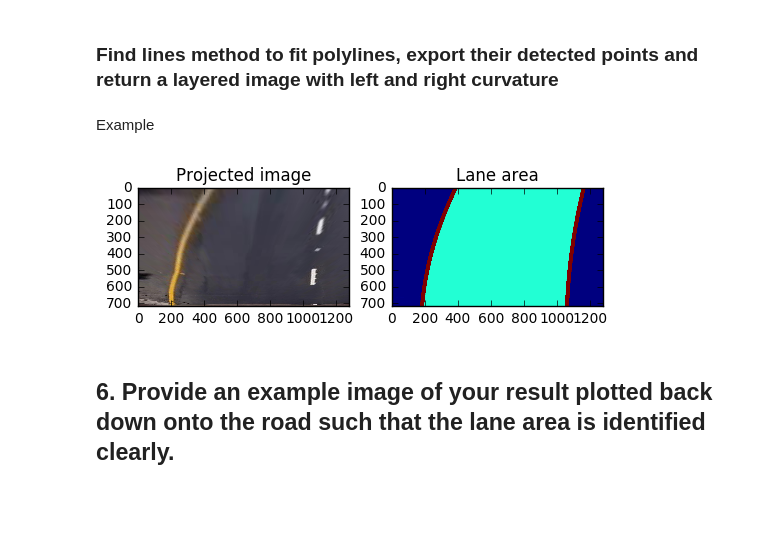
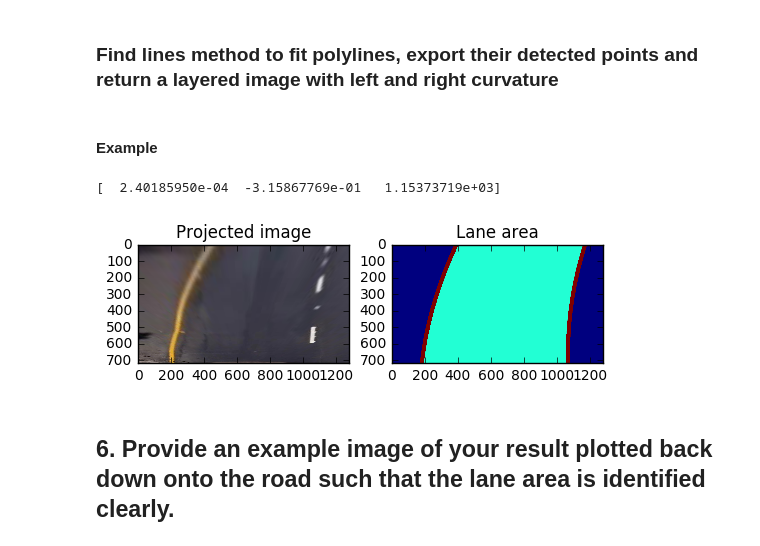
Before and after one commit to nmitsou/CarND-Advanced-Lane-Lines, a Jupyter notebook: calibrate.ipynb, the cells around one changed output. Drawn from its saved outputs; the diff is of its cells as text; code cells hidden in the pictures; blank space fills up the shorter version.

```diff
--- a/calibrate.ipynb
+++ b/calibrate.ipynb
@@ -326,14 +328,15 @@ Two helper methods used to measure the curvature of a lane and the distance from
 ym_per_pix = 30/720 # meters per pixel in y dimension
 xm_per_pix = 3.7/700 # meters per pixel in x dimension
 
-def calculate_curvature(fit) :
-    return ((ym_per_pix**2 + xm_per_pix**2*(2*fit[0]*720 + fit[1])**2)**1.5)/(2*xm_per_pix*ym_per_pix*fit[0])
+def calculate_curvature(line) :
+    return ((ym_per_pix**2 + xm_per_pix**2*(2*line[0]*720 + line[1])**2)**1.5)/(2*xm_per_pix*ym_per_pix*line[0])
 
-def calc_base_dist(self, fit) :
-    y = img_dim[1]
-    dist = -img_dim[0]/2
-    for i in range(self.poly_order+1) :
-        dist += fit[i]*y**(self.poly_order-i)
+def calculate_distance_to_lanes(left_lane, right_lane) :
+    return (calculate_distance_to_lane(left_lane) + calculate_distance_to_lane(right_lane)) / 2.0
+
+def calculate_distance_to_lane(line) :
+    y = 720
+    dist = line[0]*y*y + line[1]*y + line[2]
     return dist*xm_per_pix
 # %% [markdown]
 ## 4. Describe how (and identify where in your code) you identified lane-line pixels and fit their positions with a polynomial?
@@ -409,3 +425,7 @@ def find_lane_points(image):
 # %% [markdown]
 
 ### Example of detected lane points
+# %%
+thresholded_image = threshold_image(projected_image)
+
+left_lanes_x, left_lanes_y, right_lanes_x, right_lanes_y = find_lane_points(thresholded_image, True)
@@ -412,11 +434,7 @@ def find_lane_points(image):
 # %%
-thresholded_image = threshold_image(projected_image)
-
-left_lanes_x, left_lanes_y, right_lanes_x, right_lanes_y = find_lane_points(thresholded_image)
 plt.plot(right_lanes_x, right_lanes_y, 'og')
 plt.plot(left_lanes_x, left_lanes_y, 'oy')
 
-
 plt.imshow(thresholded_image)
 # %% [output]
 <matplotlib.image.AxesImage at 0x...>
@@ -429,30 +447,31 @@ After receiving the points (yellow for left and green for right lane), I use the
 def find_lines(image, left_lanes_x, left_lanes_y, right_lanes_x, right_lanes_y):
     #print(left_lanes_x)
     if len(left_lanes_x) < 3:
-        return False, 0, 0, 0
+        return False, 0, 0, 0, 0, 0
     #print(right_lanes_x)
     if len(right_lanes_x) < 3:
-        return False, 0, 0, 0
+        return False, 0, 0, 0, 0, 0
 
     overlay_lanes = np.copy(image)
 
-    line = np.polyfit(left_lanes_y, left_lanes_x, deg=2)
-    p = np.poly1d(line)
+    left_line = np.polyfit(left_lanes_y, left_lanes_x, deg=2)
+    p = np.poly1d(left_line)
     x = list(range(0, image.shape[0]))
     y = list(map(int, p(x)))
     line1_pts = np.array([[_y,_x] for _x, _y in zip(x, y)])
     line1_pts = line1_pts.reshape((-1,1,2))
     cv2.polylines(overlay_lanes, np.int32([line1_pts]), False, color=(255,0,0), thickness=50)
-    left_r = calculate_curvature(line)
+    left_r = calculate_curvature(left_line)
 
-    line = np.polyfit(right_lanes_y, right_lanes_x, deg=2)
-    p = np.poly1d(line)
+    right_line = np.polyfit(right_lanes_y, right_lanes_x, deg=2)
+    print(right_line)
+    p = np.poly1d(right_line)
     x = list(range(0, image.shape[0]))
     y = list(map(int, p(x)))
     line2_pts = np.array([[_y,_x] for _x, _y in zip(x, y)])
     line2_pts = line2_pts.reshape((-1,1,2))
     cv2.polylines(overlay_lanes, np.int32([line2_pts]), False, color=(255,0,0), thickness=50)
-    right_r = calculate_curvature(line)
+    right_r = calculate_curvature(right_line)
 
     top_points = [line1_pts[-1], line2_pts[-1]]
     base_points = [line1_pts[0], line2_pts[0]]
@@ -464,23 +483,24 @@ def find_lines(image, left_lanes_x, left_lanes_y, right_lanes_x, right_lanes_y):
 #    cv2.putText(final_merged, str(i), (100,100), cv2.FONT_HERSHEY_SIMPLEX, 1, (255, 255, 255), 2)
 #    print(left_r)
     #plt.imshow(overlay_lanes)
-    return True, overlay_lanes, left_r, right_r
+    return True, overlay_lanes, left_r, right_r, left_line, right_line
-# %% [markdown]
-Example
+# %% [markdown]
+#### Example
 # %%
-success, overlay_lanes, left_r, right_r = find_lines(thresholded_image, left_lanes_x, left_lanes_y, right_lanes_x, right_lanes_y)
+success, overlay_lanes, left_r, right_r, l1, l2 = find_lines(thresholded_image, left_lanes_x, left_lanes_y, right_lanes_x, right_lanes_y)
 
 if success == False:
     print('success = '+str(success))
     print('Failed to extract lanes')
 else:
     f, (f1, f2) = plt.subplots(1, 2)
     f1.imshow(project(image))
     f1.set_title('Projected image')
     f2.imshow(overlay_lanes)
     f2.set_title('Lane area')
 # %% [output]
+[  2.40185950e-04  -3.15867769e-01   1.15373719e+03]
-[figure, old version]
+[figure, new version]
 # %% [markdown]
 ## 6. Provide an example image of your result plotted back down onto the road such that the lane area is identified clearly.
 # %%
```
Also changed, not shown: parts of 21 cells of this notebook, 1 other file.
